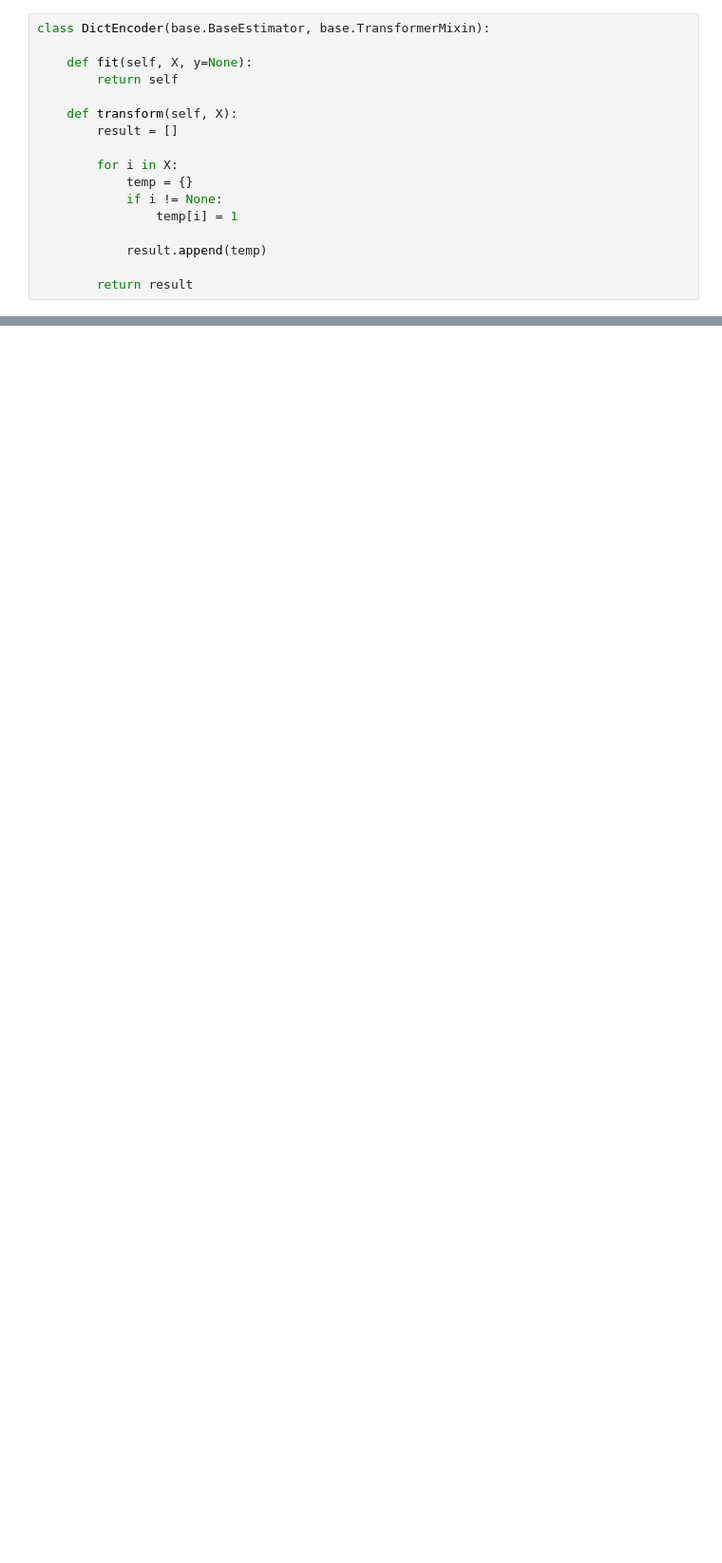
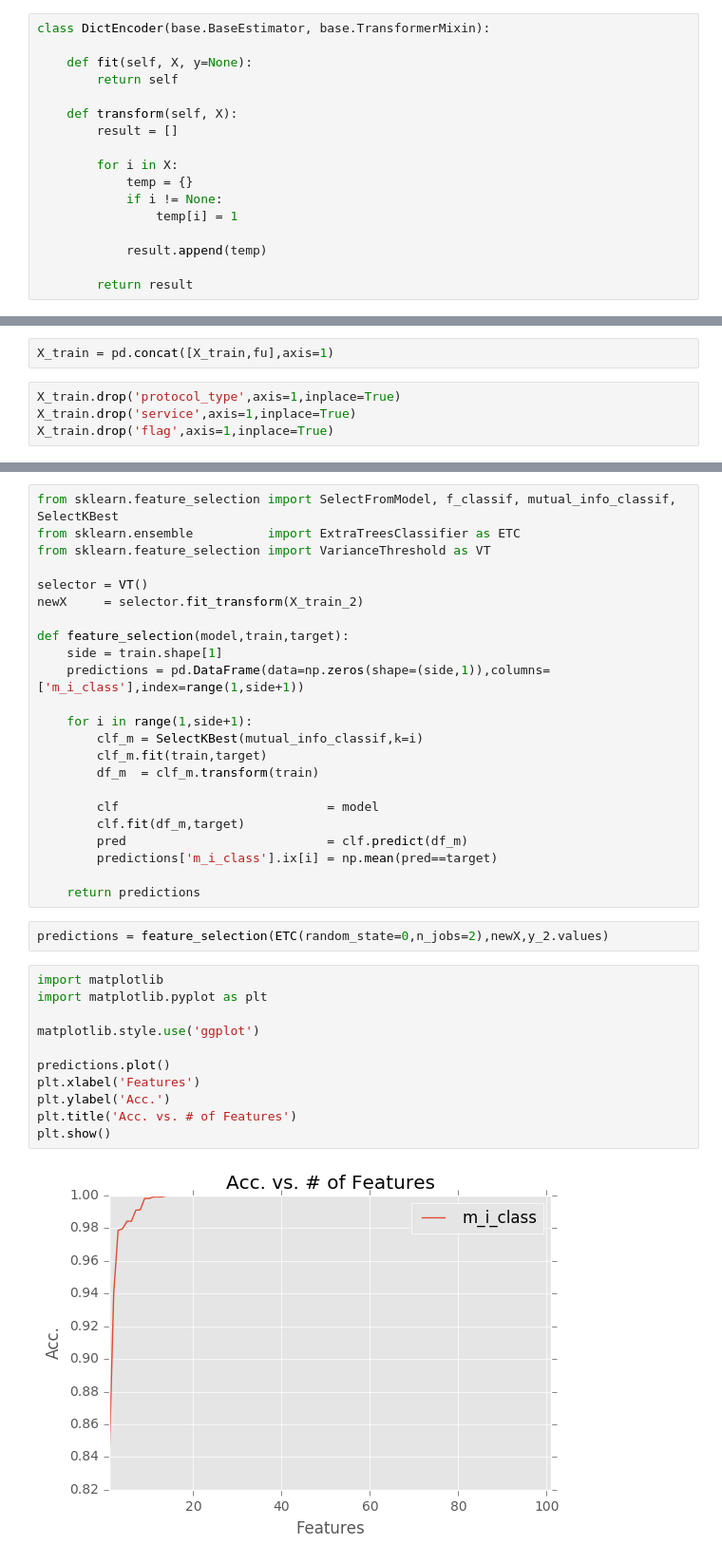
Before and after one commit to ForkedRepository/intrusion_detection_learning, a Jupyter notebook: kdd.ipynb, the cells around one changed output, grey strips where cells are left out. Shown at 95% size. Drawn from its saved outputs; the diff is of its cells as text; blank space fills up the shorter version.

```diff
--- a/kdd.ipynb
+++ b/kdd.ipynb
@@ -193,0 +535,6 @@ X_train['dst_host_same_srv_rate'].value_counts()
+# %%
+X_train = pd.concat([X_train,fu],axis=1)
+# %%
+X_train.drop('protocol_type',axis=1,inplace=True)
+X_train.drop('service',axis=1,inplace=True)
+X_train.drop('flag',axis=1,inplace=True)
@@ -193,0 +613,38 @@ X_train['dst_host_same_srv_rate'].value_counts()
+# %%
+from sklearn.feature_selection import SelectFromModel, f_classif, mutual_info_classif, SelectKBest
+from sklearn.ensemble          import ExtraTreesClassifier as ETC
+from sklearn.feature_selection import VarianceThreshold as VT
+
+selector = VT()
+newX     = selector.fit_transform(X_train_2)
+
+def feature_selection(model,train,target):
+    side = train.shape[1]
+    predictions = pd.DataFrame(data=np.zeros(shape=(side,1)),columns=['m_i_class'],index=range(1,side+1))
+
+    for i in range(1,side+1):
+        clf_m = SelectKBest(mutual_info_classif,k=i)
+        clf_m.fit(train,target)
+        df_m  = clf_m.transform(train)
+
+        clf                            = model
+        clf.fit(df_m,target)
+        pred                           = clf.predict(df_m)
+        predictions['m_i_class'].ix[i] = np.mean(pred==target)
+
+    return predictions
+# %%
+predictions = feature_selection(ETC(random_state=0,n_jobs=2),newX,y_2.values)
+# %%
+import matplotlib
+import matplotlib.pyplot as plt
+
+matplotlib.style.use('ggplot')
+
+predictions.plot()
+plt.xlabel('Features')
+plt.ylabel('Acc.')
+plt.title('Acc. vs. # of Features')
+plt.show()
+# %% [output]
+[figure, added]
```
Also changed, not shown: parts of 61 cells of this notebook, 12 other files.
